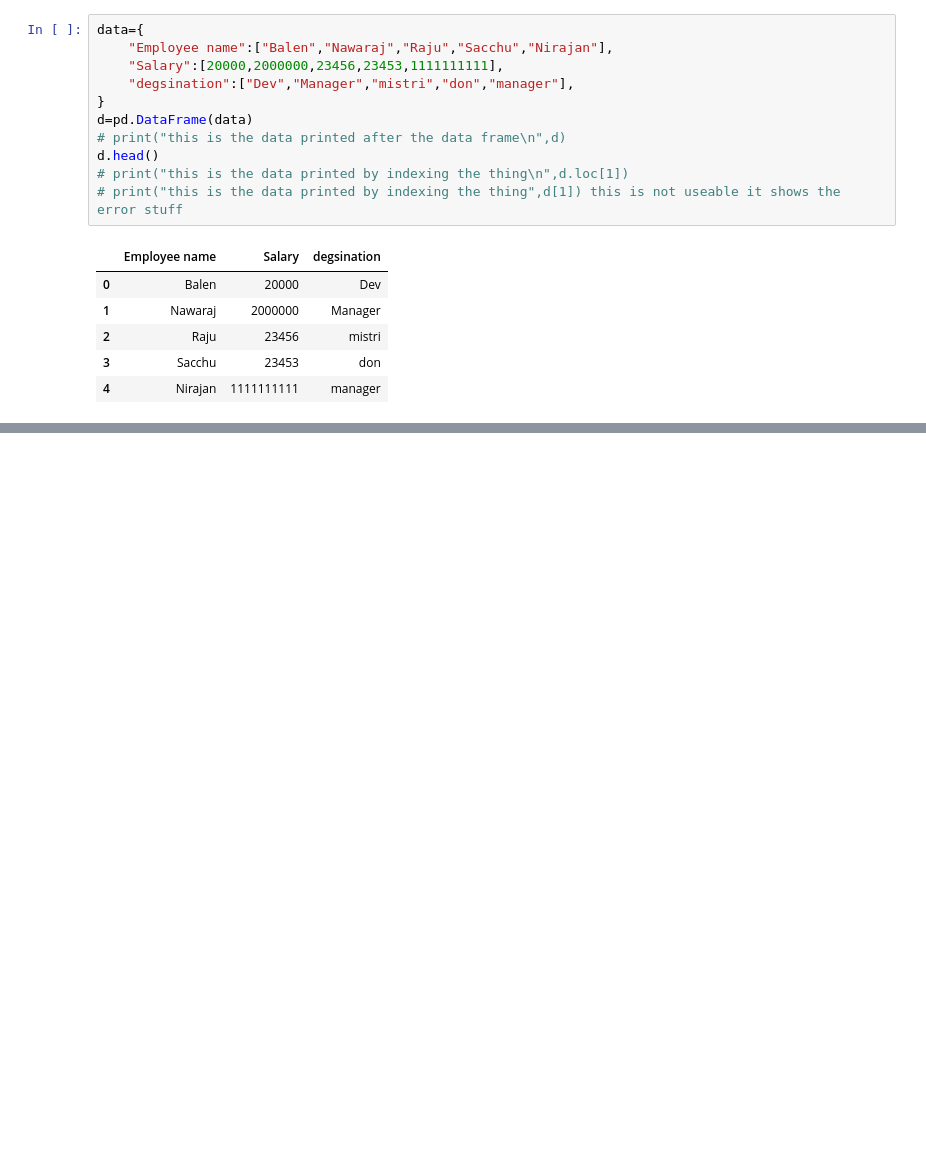
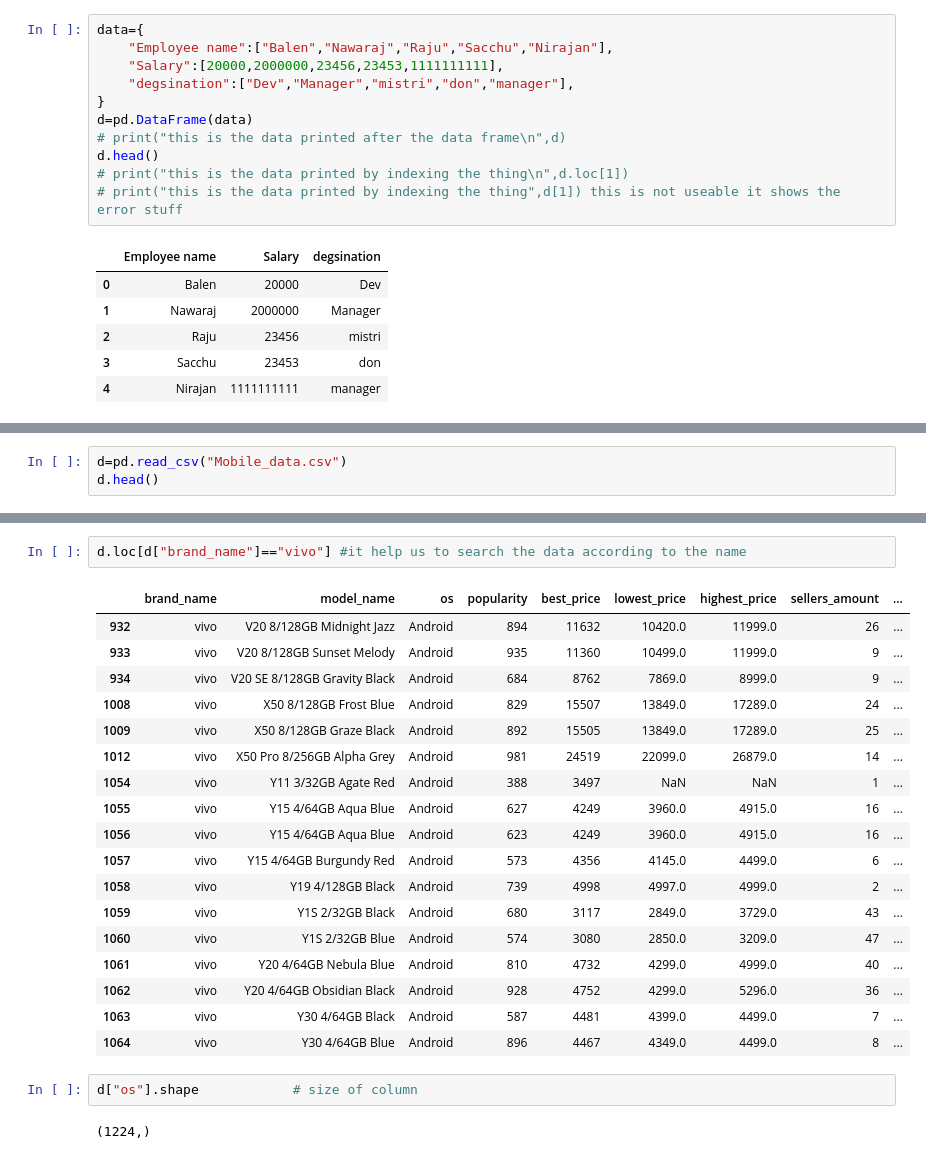
Before and after one commit to NawarajPoudel18/30-Data-science, a Jupyter notebook: day13.ipynb, the cells around one changed output, grey strips where cells are left out. Cells and saved outputs as stored; diff of their text form; blank space fills up the shorter version.

Commit message:
data science day thirteen

```diff
--- a/day13.ipynb
+++ b/day13.ipynb
@@ -80,0 +101,3 @@ memory usage: 9.5 KB
+# %%
+d=pd.read_csv("Mobile_data.csv")
+d.head()
@@ -80,0 +196,25 @@ memory usage: 9.5 KB
+# %%
+d.loc[d["brand_name"]=="vivo"] #it help us to search the data according to the name
+# %% [output]
+|  | brand_name | model_name | os | popularity | best_price | lowest_price | highest_price | sellers_amount | ... |
+| 932 | vivo | V20 8/128GB Midnight Jazz | Android | 894 | 11632 | 10420.0 | 11999.0 | 26 | ... |
+| 933 | vivo | V20 8/128GB Sunset Melody | Android | 935 | 11360 | 10499.0 | 11999.0 | 9 | ... |
+| 934 | vivo | V20 SE 8/128GB Gravity Black | Android | 684 | 8762 | 7869.0 | 8999.0 | 9 | ... |
+| 1008 | vivo | X50 8/128GB Frost Blue | Android | 829 | 15507 | 13849.0 | 17289.0 | 24 | ... |
+| 1009 | vivo | X50 8/128GB Graze Black | Android | 892 | 15505 | 13849.0 | 17289.0 | 25 | ... |
+| 1012 | vivo | X50 Pro 8/256GB Alpha Grey | Android | 981 | 24519 | 22099.0 | 26879.0 | 14 | ... |
+| 1054 | vivo | Y11 3/32GB Agate Red | Android | 388 | 3497 | NaN | NaN | 1 | ... |
+| 1055 | vivo | Y15 4/64GB Aqua Blue | Android | 627 | 4249 | 3960.0 | 4915.0 | 16 | ... |
+| 1056 | vivo | Y15 4/64GB Aqua Blue | Android | 623 | 4249 | 3960.0 | 4915.0 | 16 | ... |
+| 1057 | vivo | Y15 4/64GB Burgundy Red | Android | 573 | 4356 | 4145.0 | 4499.0 | 6 | ... |
+| 1058 | vivo | Y19 4/128GB Black | Android | 739 | 4998 | 4997.0 | 4999.0 | 2 | ... |
+| 1059 | vivo | Y1S 2/32GB Black | Android | 680 | 3117 | 2849.0 | 3729.0 | 43 | ... |
+| 1060 | vivo | Y1S 2/32GB Blue | Android | 574 | 3080 | 2850.0 | 3209.0 | 47 | ... |
+| 1061 | vivo | Y20 4/64GB Nebula Blue | Android | 810 | 4732 | 4299.0 | 4999.0 | 40 | ... |
+| 1062 | vivo | Y20 4/64GB Obsidian Black | Android | 928 | 4752 | 4299.0 | 5296.0 | 36 | ... |
+| 1063 | vivo | Y30 4/64GB Black | Android | 587 | 4481 | 4399.0 | 4499.0 | 7 | ... |
+| 1064 | vivo | Y30 4/64GB Blue | Android | 896 | 4467 | 4349.0 | 4499.0 | 8 | ... |
+# %%
+d["os"].shape            # size of column
+# %% [output]
+(1224,)
```
Also changed, not shown: parts of 11 cells of this notebook.
